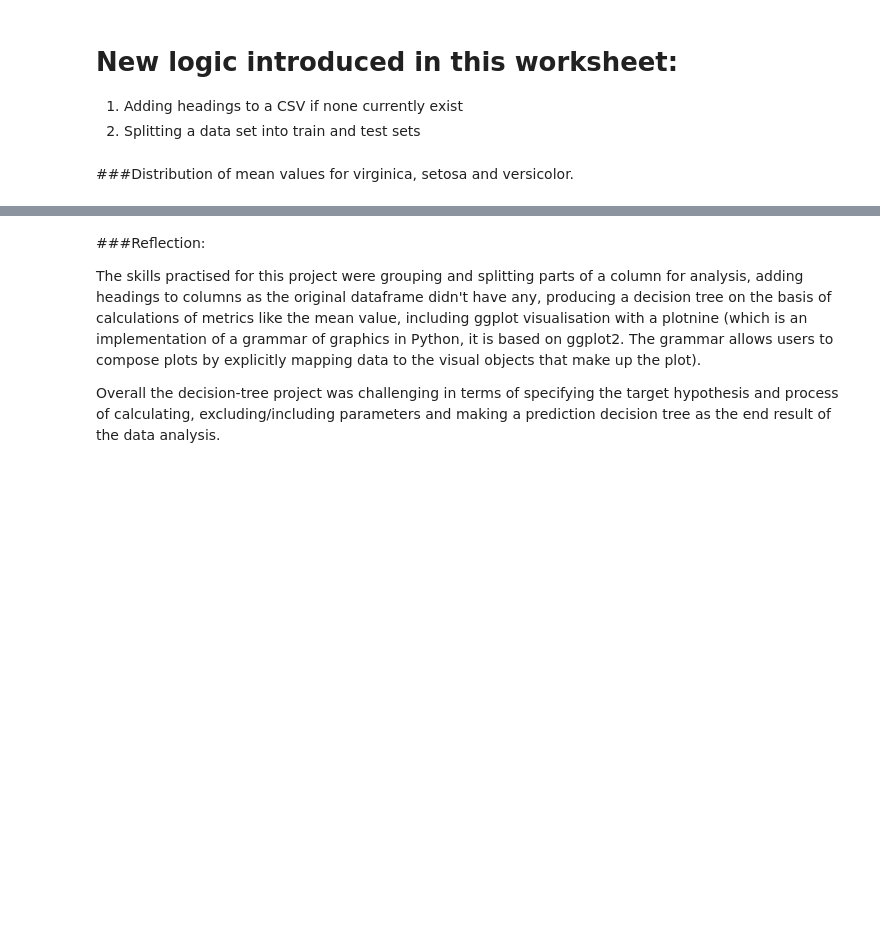
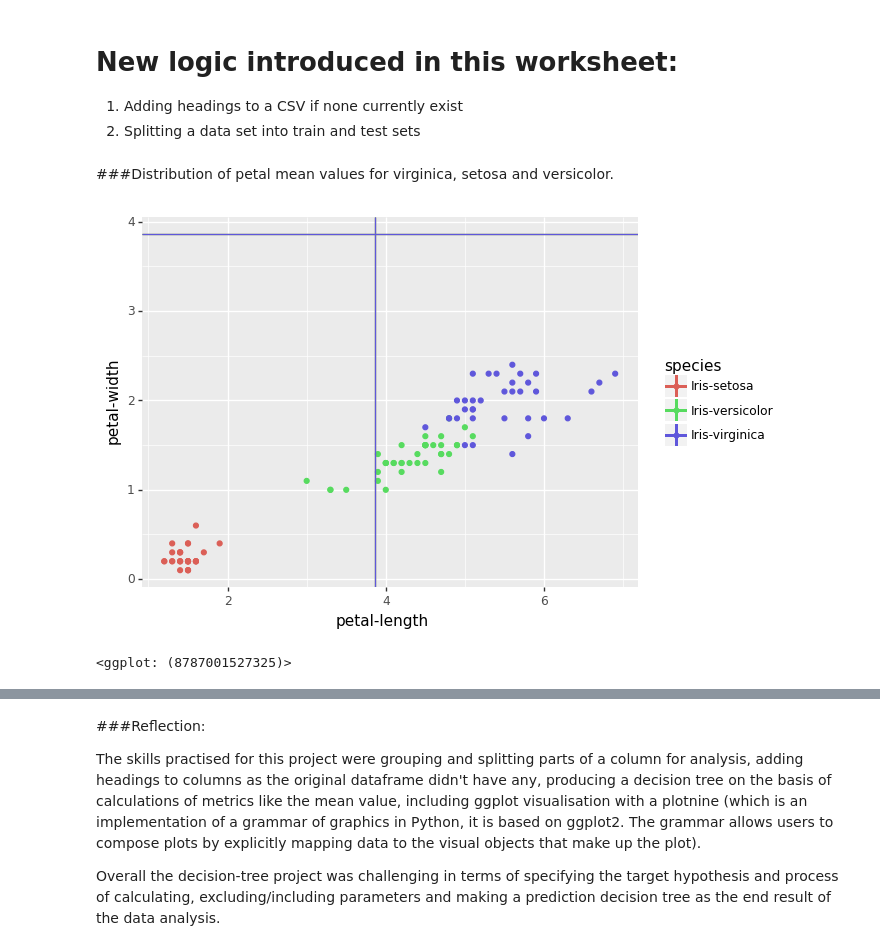
Before and after one commit to EllenSakkla/-PythonFundamentals, a Jupyter notebook: projects/Decision_Tree_coded_model.ipynb, the cells around one changed output, grey strips where cells are left out. Saved outputs shown, nothing was run; the diff lists cells and outputs as text; code cells hidden in the pictures; blank space fills up the shorter version.

```diff
--- a/projects/Decision_Tree_coded_model.ipynb
+++ b/projects/Decision_Tree_coded_model.ipynb
@@ -1011,4 +1011,11 @@ Write your answers here:
 1.  Adding headings to a CSV if none currently exist
 2.  Splitting a data set into train and test sets
 # %% [markdown]
-###Distribution of mean values for virginica, setosa and versicolor.
+###Distribution of petal mean values for virginica, setosa and versicolor.
+# %%
+## this type of plot will show the distribution on a chart using mean. The line crossing the chart is defined by the geom_vline part of the code.
+from plotnine import *
+ggplot(train, aes(x='petal-length', y='petal-width', color='species')) + geom_point() + geom_vline(train, aes(xintercept=train['petal-length'].mean(), color='species')) + geom_hline(train, aes(yintercept=train['petal-length'].mean(), color='species'))
+# %% [output]
+[figure, added]
+<ggplot: (8787001527325)>
```
Also changed, not shown: parts of 6 cells of this notebook.
